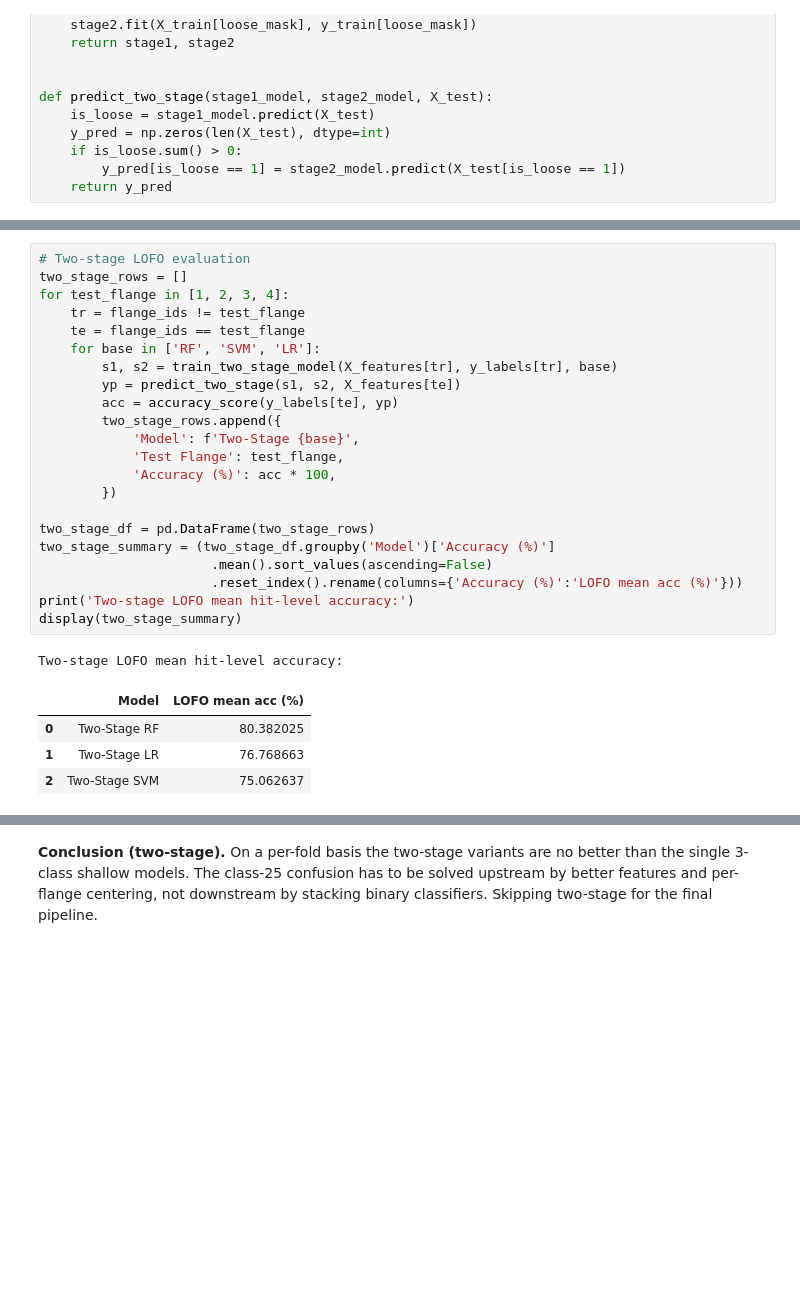
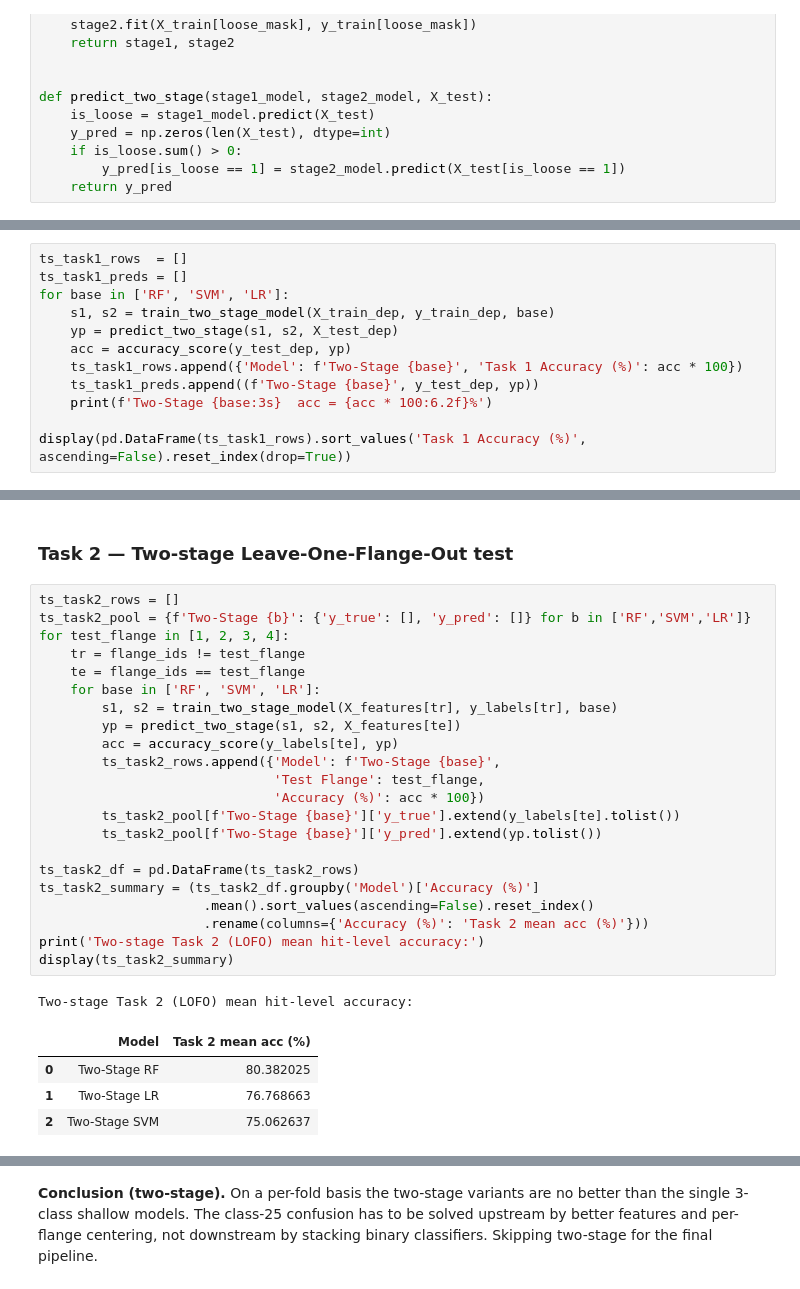
Before and after one commit to MedAmineAlouani/FinalProjectML, a Jupyter notebook: Final_Project_ML_Submission.ipynb, the cells around one changed output, grey strips where cells are left out. Cells and saved outputs as stored; diff of their text form; blank space fills up the shorter version.

```diff
--- a/Final_Project_ML_Submission.ipynb
+++ b/Final_Project_ML_Submission.ipynb
@@ -842,0 +900,12 @@ def predict_two_stage(stage1_model, stage2_model, X_test):
+# %%
+ts_task1_rows  = []
+ts_task1_preds = []
+for base in ['RF', 'SVM', 'LR']:
+    s1, s2 = train_two_stage_model(X_train_dep, y_train_dep, base)
+    yp = predict_two_stage(s1, s2, X_test_dep)
+    acc = accuracy_score(y_test_dep, yp)
+    ts_task1_rows.append({'Model': f'Two-Stage {base}', 'Task 1 Accuracy (%)': acc * 100})
+    ts_task1_preds.append((f'Two-Stage {base}', y_test_dep, yp))
+    print(f'Two-Stage {base:3s}  acc = {acc * 100:6.2f}%')
+
+display(pd.DataFrame(ts_task1_rows).sort_values('Task 1 Accuracy (%)', ascending=False).reset_index(drop=True))
@@ -843,28 +924,30 @@ def predict_two_stage(stage1_model, stage2_model, X_test):
+# %% [markdown]
+### Task 2 — Two-stage Leave-One-Flange-Out test
 # %%
-# Two-stage LOFO evaluation
-two_stage_rows = []
+ts_task2_rows = []
+ts_task2_pool = {f'Two-Stage {b}': {'y_true': [], 'y_pred': []} for b in ['RF','SVM','LR']}
 for test_flange in [1, 2, 3, 4]:
     tr = flange_ids != test_flange
     te = flange_ids == test_flange
     for base in ['RF', 'SVM', 'LR']:
         s1, s2 = train_two_stage_model(X_features[tr], y_labels[tr], base)
         yp = predict_two_stage(s1, s2, X_features[te])
         acc = accuracy_score(y_labels[te], yp)
-        two_stage_rows.append({
-            'Model': f'Two-Stage {base}',
-            'Test Flange': test_flange,
-            'Accuracy (%)': acc * 100,
-        })
+        ts_task2_rows.append({'Model': f'Two-Stage {base}',
+                              'Test Flange': test_flange,
+                              'Accuracy (%)': acc * 100})
+        ts_task2_pool[f'Two-Stage {base}']['y_true'].extend(y_labels[te].tolist())
+        ts_task2_pool[f'Two-Stage {base}']['y_pred'].extend(yp.tolist())
 
-two_stage_df = pd.DataFrame(two_stage_rows)
-two_stage_summary = (two_stage_df.groupby('Model')['Accuracy (%)']
-                      .mean().sort_values(ascending=False)
-                      .reset_index().rename(columns={'Accuracy (%)':'LOFO mean acc (%)'}))
-print('Two-stage LOFO mean hit-level accuracy:')
-display(two_stage_summary)
+ts_task2_df = pd.DataFrame(ts_task2_rows)
+ts_task2_summary = (ts_task2_df.groupby('Model')['Accuracy (%)']
+                     .mean().sort_values(ascending=False).reset_index()
+                     .rename(columns={'Accuracy (%)': 'Task 2 mean acc (%)'}))
+print('Two-stage Task 2 (LOFO) mean hit-level accuracy:')
+display(ts_task2_summary)
 # %% [output]
-Two-stage LOFO mean hit-level accuracy:
+Two-stage Task 2 (LOFO) mean hit-level accuracy:
-|  | Model | LOFO mean acc (%) |
+|  | Model | Task 2 mean acc (%) |
 | 0 | Two-Stage RF | 80.382025 |
 | 1 | Two-Stage LR | 76.768663 |
 | 2 | Two-Stage SVM | 75.062637 |
```
Also changed, not shown: parts of 28 cells of this notebook, 1 other file.
